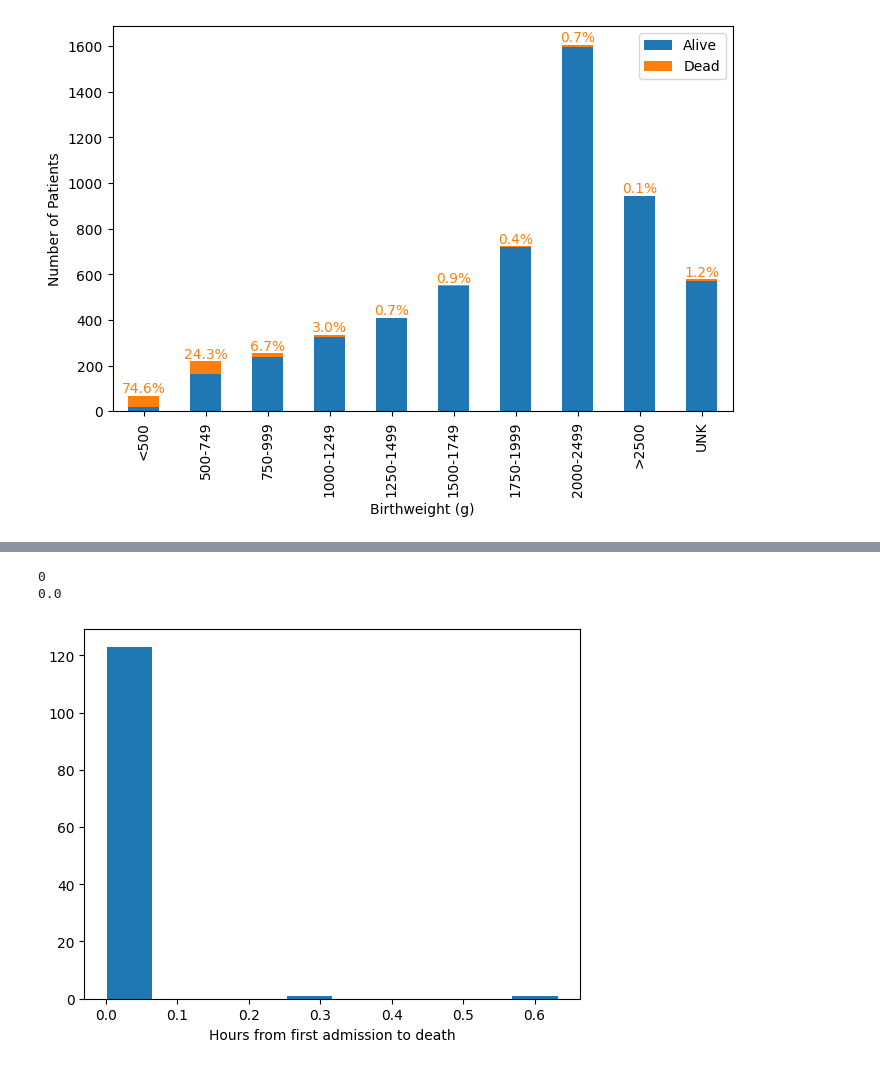
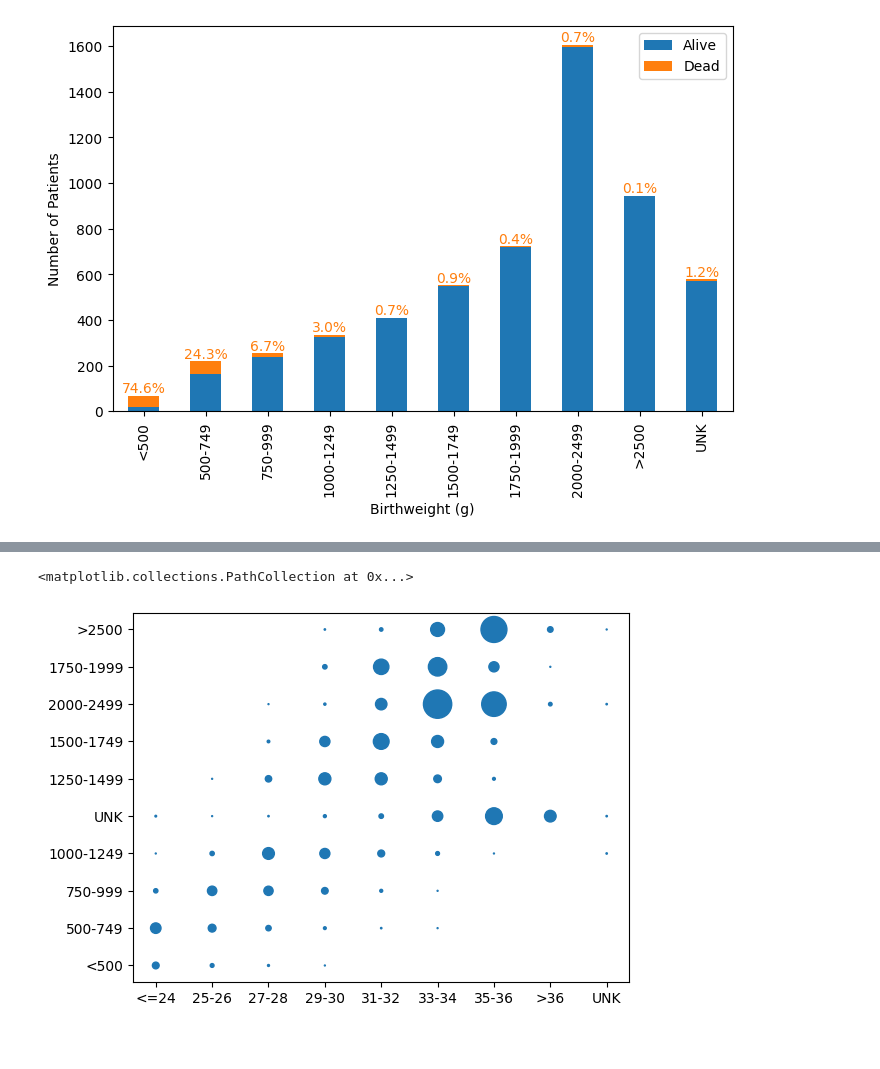
Before and after one commit to irith-kat/NICU-MP, a Jupyter notebook: initial_analysis.ipynb, the cells around one changed output, grey strips where cells are left out. Saved outputs shown, nothing was run; the diff lists cells and outputs as text; code cells hidden in the pictures.

```diff
--- a/initial_analysis.ipynb
+++ b/initial_analysis.ipynb
@@ -332,2 +349,11 @@ plt.show()
+# %%
+ga_bw_counts = final_cohort_ga_bw.groupby(['ga', 'bw']).size().reset_index(name='count')
+ga_bw_counts['bw'] = pd.Categorical(ga_bw_counts['bw'], categories=bw, ordered=True)
+ga_bw_counts['ga'] = pd.Categorical(ga_bw_counts['ga'], categories=ga, ordered=True)
+ga_bw_counts = ga_bw_counts.sort_values(['ga','bw'])
+plt.scatter(ga_bw_counts['ga'], ga_bw_counts['bw'], s=ga_bw_counts['count']/2)
+# %% [output]
+<matplotlib.collections.PathCollection at 0x...>
+[figure, added]
 # %%
 dead_cohort = final_cohort[final_cohort['hospital_expire_flag'] == 1].copy()
@@ -340,12 +364,0 @@ dead_cohort = dead_cohort[dead_cohort['death_admit_diff'] >= 0]
-# %%
-diff_key = 'nicu_admit_diff_days'
-thresh = 2
-print(len(dead_cohort[dead_cohort[diff_key] >= thresh]))
-print(len(dead_cohort[dead_cohort[diff_key] >= thresh])/len(dead_cohort))
-plt.hist(dead_cohort[dead_cohort[diff_key] < thresh][diff_key])
-plt.xlabel("Hours from first admission to death")
-plt.show()
-# %% [output]
-0
-0.0
-[figure, removed]
```
Also changed, not shown: parts of 9 cells of this notebook.
